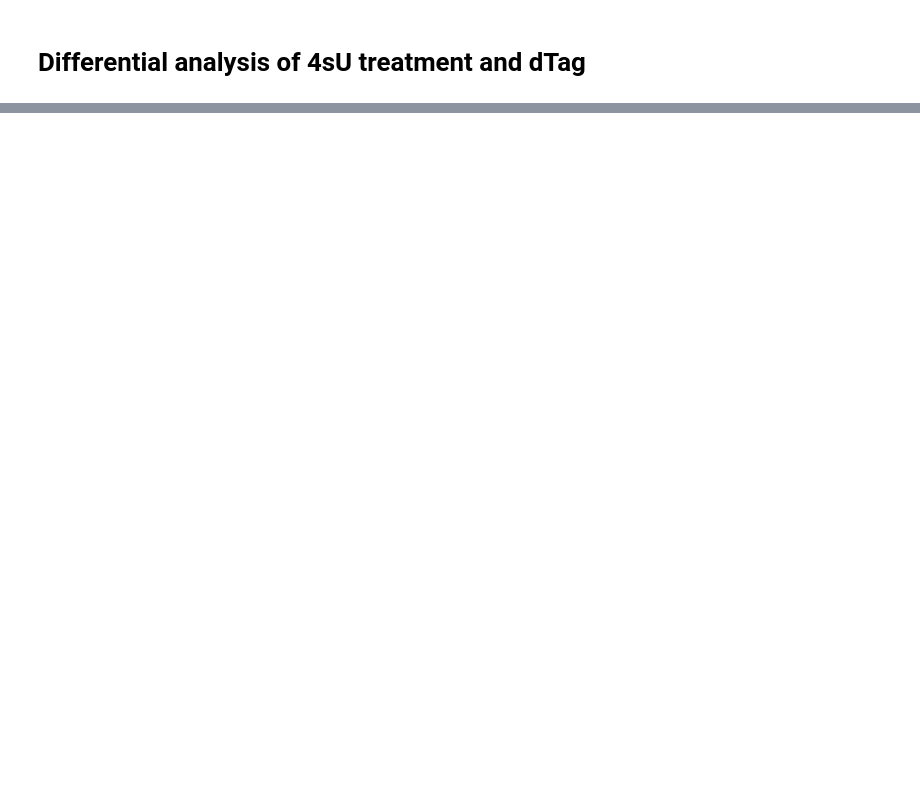
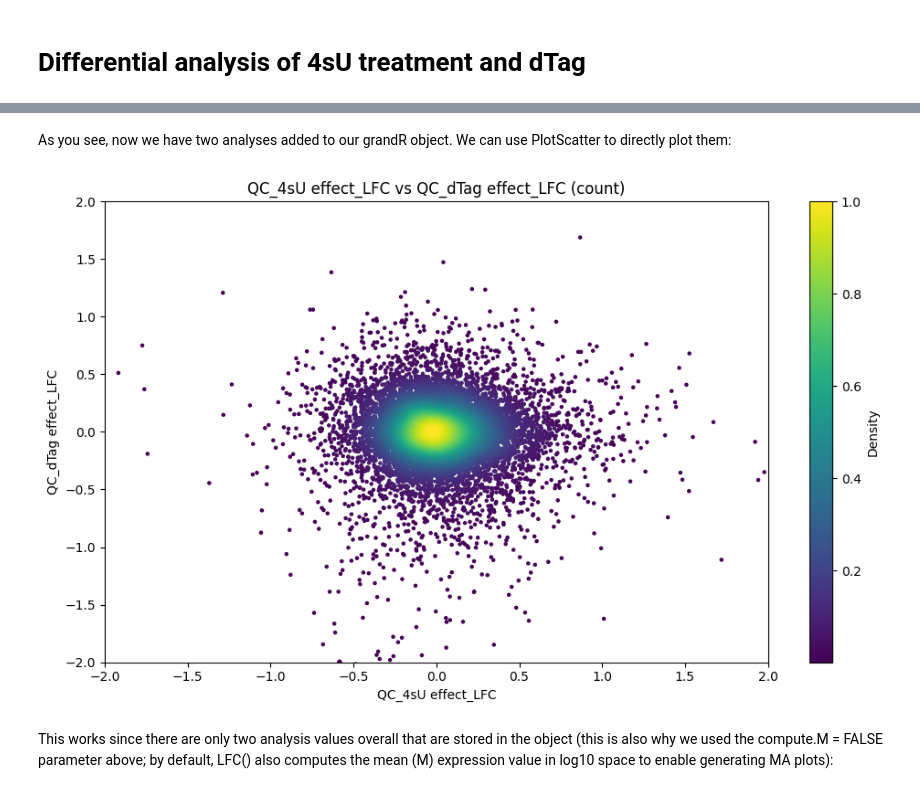
Before and after one commit to maus2310/GrandPy, a Jupyter notebook: grandpy/vignettes/vignette_01_differential_expression_(snapshot_data).ipynb, the cells around one changed output, grey strips where cells are left out. Drawn from its saved outputs; the diff is of its cells as text; code cells hidden in the pictures; blank space fills up the shorter version.

Commit message:
worked on vignette_01_differential_expression_(snapshot_data).ipynb

```diff
--- a/grandpy/vignettes/vignette_01_differential_expression_(snapshot_data).ipynb
+++ b/grandpy/vignettes/vignette_01_differential_expression_(snapshot_data).ipynb
@@ -297,3 +320,8 @@ pandas.core.frame.DataFrame
 # %%
-contrast_1 = banp.get_contrasts(contrast = ["has.4sU", "4sU", "no4sU"], columns = banp.coldata["Genotype"] == "wt", no4sU = True, group = "Replicate", name_format = "$GRP")
-contrast_2 = banp.get_contrasts(contrast = ["has.4sU", "4sU", "no4sU"], columns = banp.coldata["Genotype"] == "wt", no4sU = True, group = "Replicate", name_format = "$GRP")
+contrast_1 = banp.get_contrasts(contrast = ["has.4sU", "4sU", "no4sU"], columns = banp.coldata["Genotype"] == "wt", no4sU = True, name_format = "4sU effect")
+contrast_2 = banp.get_contrasts(contrast=["Genotype","dTag","wt"], columns = banp.coldata["Experimental.time"] == 0, name_format = "dTag effect")
+
+contrasts = pd.concat([contrast_1, contrast_2], axis = 1)
+
+banp = gp.diffexp.compute_lfc(banp, name_prefix= "QC", contrasts = contrasts, compute_M = False)
+print(banp)
@@ -299,0 +336,8 @@ contrast_2 = banp.get_contrasts(contrast = ["has.4sU", "4sU", "no4sU"], columns
+# %% [markdown]
+As you see, now we have two analyses added to our grandR object. We can use PlotScatter to directly plot them:
+# %%
+gp.plot_scatter(banp, x_limit = (-2.0,2.0), y_limit = (-2.0,2.0), remove_outlier = False)
+# %% [output]
+[figure, added]
+# %% [markdown]
+This works since there are only two analysis values overall that are stored in the object (this is also why we used the compute.M = FALSE parameter above; by default, LFC() also computes the mean (M) expression value in log10 space to enable generating MA plots):
```
Also changed, not shown: parts of 4 cells of this notebook, 1 other file.
